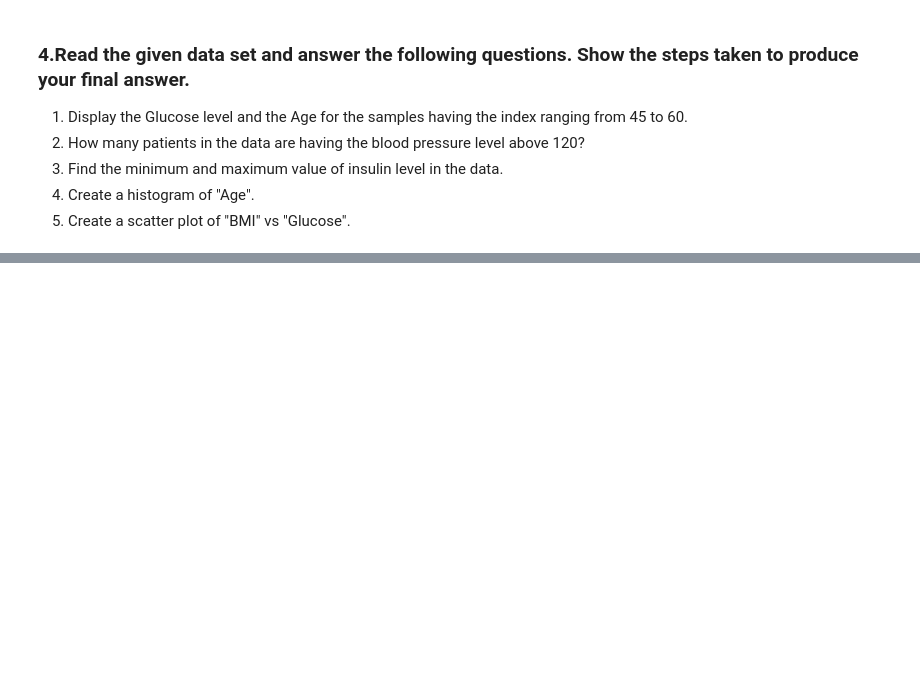
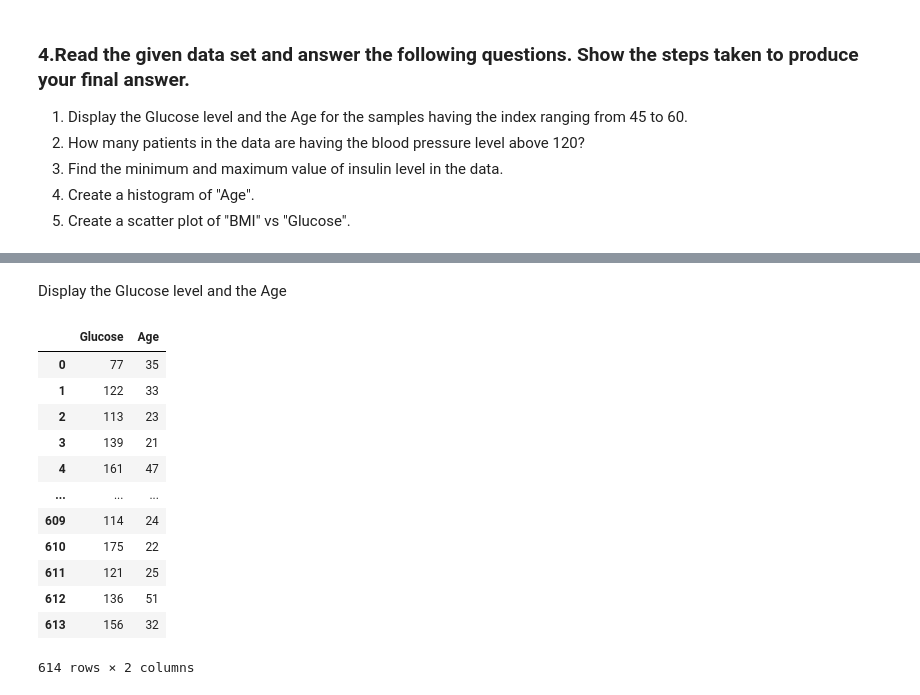
Before and after one commit to helgabensly/week3_activity, a Jupyter notebook: Week_3_Activity.ipynb, the cells around one changed output, grey strips where cells are left out. Cells and saved outputs as stored; diff of their text form; code cells hidden in the pictures; blank space fills up the shorter version.

```diff
--- a/Week_3_Activity.ipynb
+++ b/Week_3_Activity.ipynb
@@ -19,0 +84,18 @@
+# %% [markdown]
+Display the Glucose level and the Age
+# %%
+data[['Glucose','Age']]
+# %% [output]
+|  | Glucose | Age |
+| 0 | 77 | 35 |
+| 1 | 122 | 33 |
+| 2 | 113 | 23 |
+| 3 | 139 | 21 |
+| 4 | 161 | 47 |
+| ... | ... | ... |
+| 609 | 114 | 24 |
+| 610 | 175 | 22 |
+| 611 | 121 | 25 |
+| 612 | 136 | 51 |
+| 613 | 156 | 32 |
+614 rows × 2 columns
```
Also changed, not shown: parts of 17 cells of this notebook.
